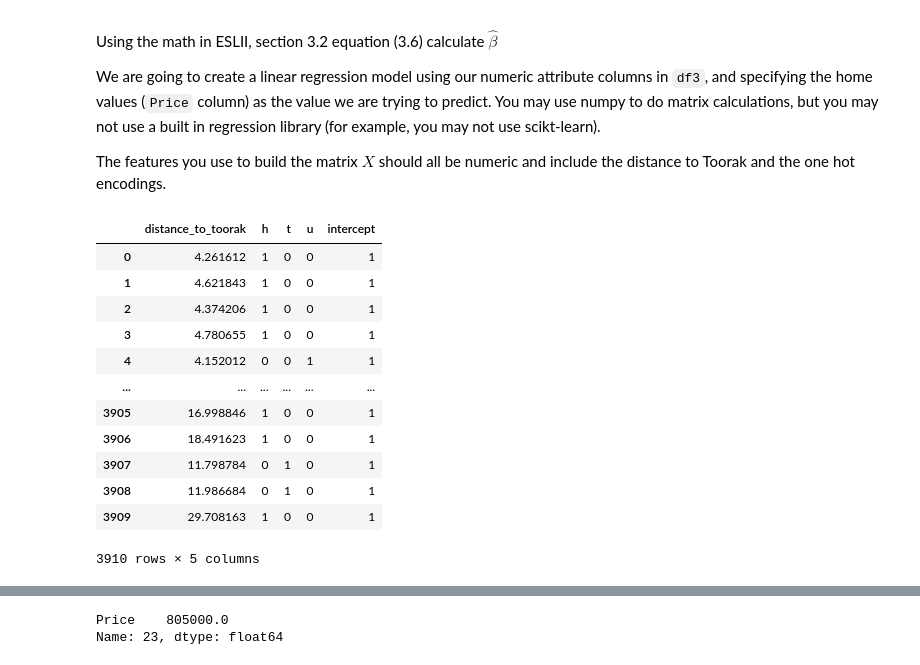
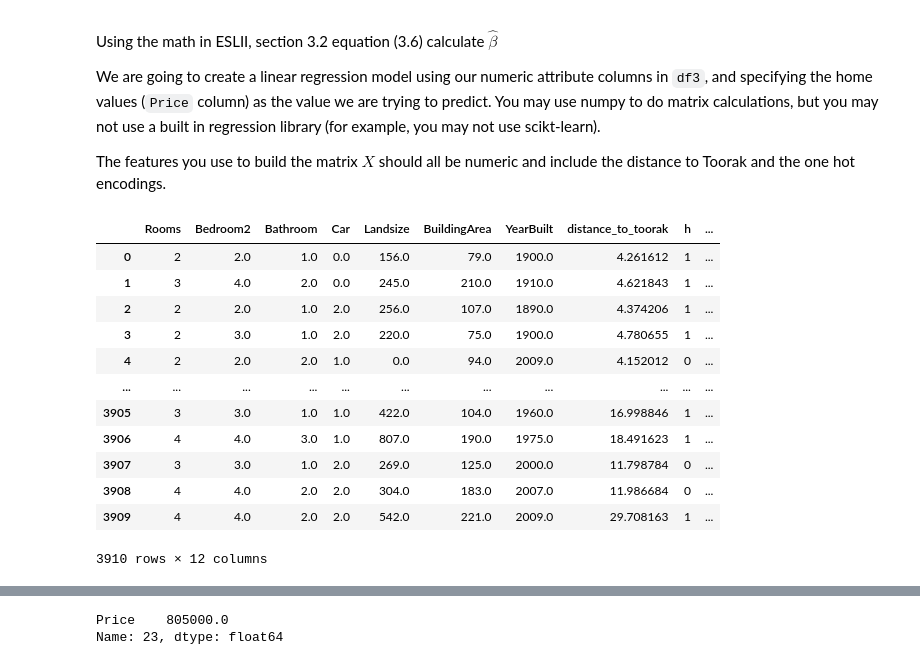
Before and after one commit to alex-chiu/CS329E-Data-Analytics, a Jupyter notebook: HW3/CS329E_HW3.ipynb, the cells around one changed output, grey strips where cells are left out. Saved outputs shown, nothing was run; the diff lists cells and outputs as text; code cells hidden in the pictures.

```diff
--- a/HW3/CS329E_HW3.ipynb
+++ b/HW3/CS329E_HW3.ipynb
@@ -129,23 +114,24 @@ We are going to create a linear regression model using our numeric attribute col
 The features you use to build the matrix $X$ should all be numeric and include the distance to Toorak and the one hot encodings.
 # %%
 # Step one, build the matrix X
-X = df3.loc[:, ['distance_to_toorak', 'h', 't', 'u']]
+included_att = ['Rooms', 'Bedroom2', 'Bathroom', 'Car', 'Landsize', 'BuildingArea', 'YearBuilt', 'distance_to_toorak', 'h', 't', 'u']
+X = df3.loc[:, included_att]
 X['intercept'] = 1;
 X
 # %% [output]
-|  | distance_to_toorak | h | t | u | intercept |
-| 0 | 4.261612 | 1 | 0 | 0 | 1 |
-| 1 | 4.621843 | 1 | 0 | 0 | 1 |
-| 2 | 4.374206 | 1 | 0 | 0 | 1 |
-| 3 | 4.780655 | 1 | 0 | 0 | 1 |
-| 4 | 4.152012 | 0 | 0 | 1 | 1 |
-| ... | ... | ... | ... | ... | ... |
-| 3905 | 16.998846 | 1 | 0 | 0 | 1 |
-| 3906 | 18.491623 | 1 | 0 | 0 | 1 |
-| 3907 | 11.798784 | 0 | 1 | 0 | 1 |
-| 3908 | 11.986684 | 0 | 1 | 0 | 1 |
-| 3909 | 29.708163 | 1 | 0 | 0 | 1 |
+|  | Rooms | Bedroom2 | Bathroom | Car | Landsize | BuildingArea | YearBuilt | distance_to_toorak | h | ... |
+| 0 | 2 | 2.0 | 1.0 | 0.0 | 156.0 | 79.0 | 1900.0 | 4.261612 | 1 | ... |
+| 1 | 3 | 4.0 | 2.0 | 0.0 | 245.0 | 210.0 | 1910.0 | 4.621843 | 1 | ... |
+| 2 | 2 | 2.0 | 1.0 | 2.0 | 256.0 | 107.0 | 1890.0 | 4.374206 | 1 | ... |
+| 3 | 2 | 3.0 | 1.0 | 2.0 | 220.0 | 75.0 | 1900.0 | 4.780655 | 1 | ... |
+| 4 | 2 | 2.0 | 2.0 | 1.0 | 0.0 | 94.0 | 2009.0 | 4.152012 | 0 | ... |
+| ... | ... | ... | ... | ... | ... | ... | ... | ... | ... | ... |
+| 3905 | 3 | 3.0 | 1.0 | 1.0 | 422.0 | 104.0 | 1960.0 | 16.998846 | 1 | ... |
+| 3906 | 4 | 4.0 | 3.0 | 1.0 | 807.0 | 190.0 | 1975.0 | 18.491623 | 1 | ... |
+| 3907 | 3 | 3.0 | 1.0 | 2.0 | 269.0 | 125.0 | 2000.0 | 11.798784 | 0 | ... |
+| 3908 | 4 | 4.0 | 2.0 | 2.0 | 304.0 | 183.0 | 2007.0 | 11.986684 | 0 | ... |
+| 3909 | 4 | 4.0 | 2.0 | 2.0 | 542.0 | 221.0 | 2009.0 | 29.708163 | 1 | ... |
-3910 rows × 5 columns
+3910 rows × 12 columns
 # %%
 # Step two, build the column vector y
 y = df3.loc[:, ['Price']]
```
Also changed, not shown: parts of 11 cells of this notebook.
